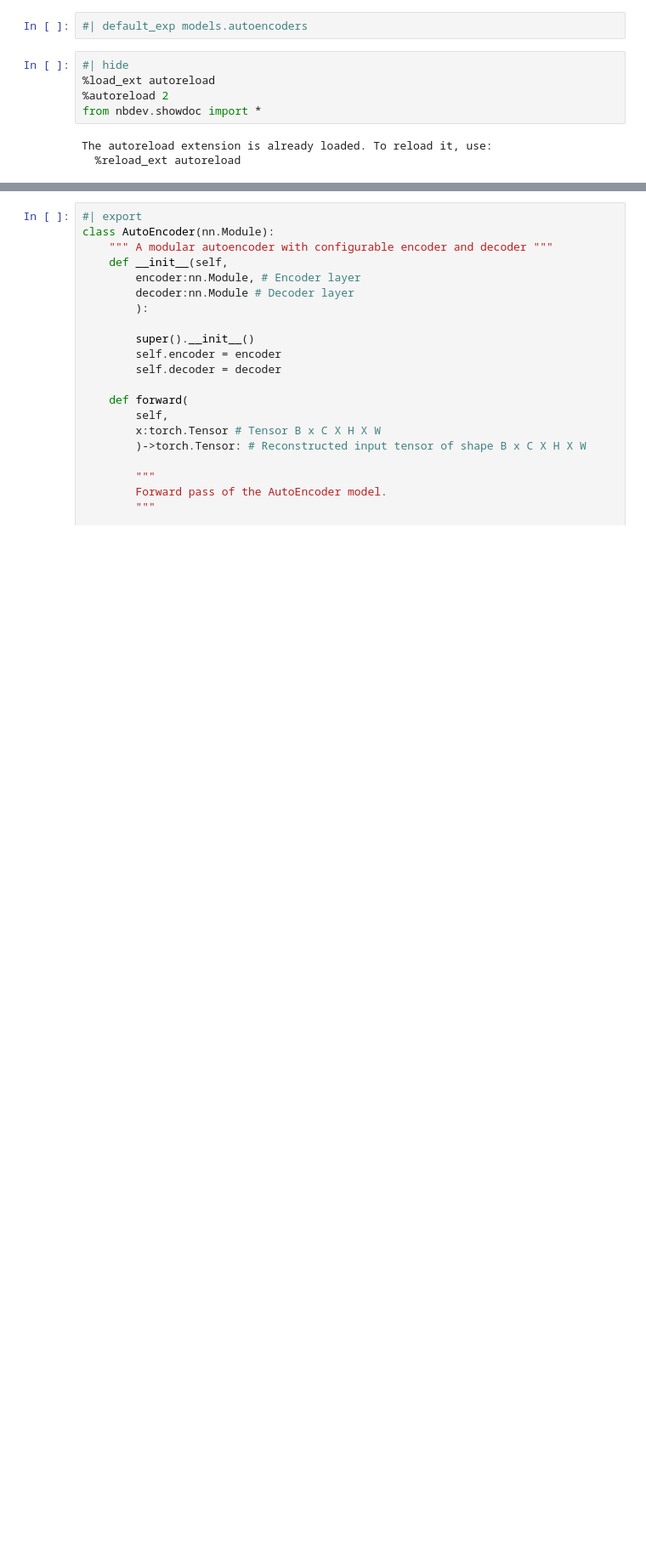
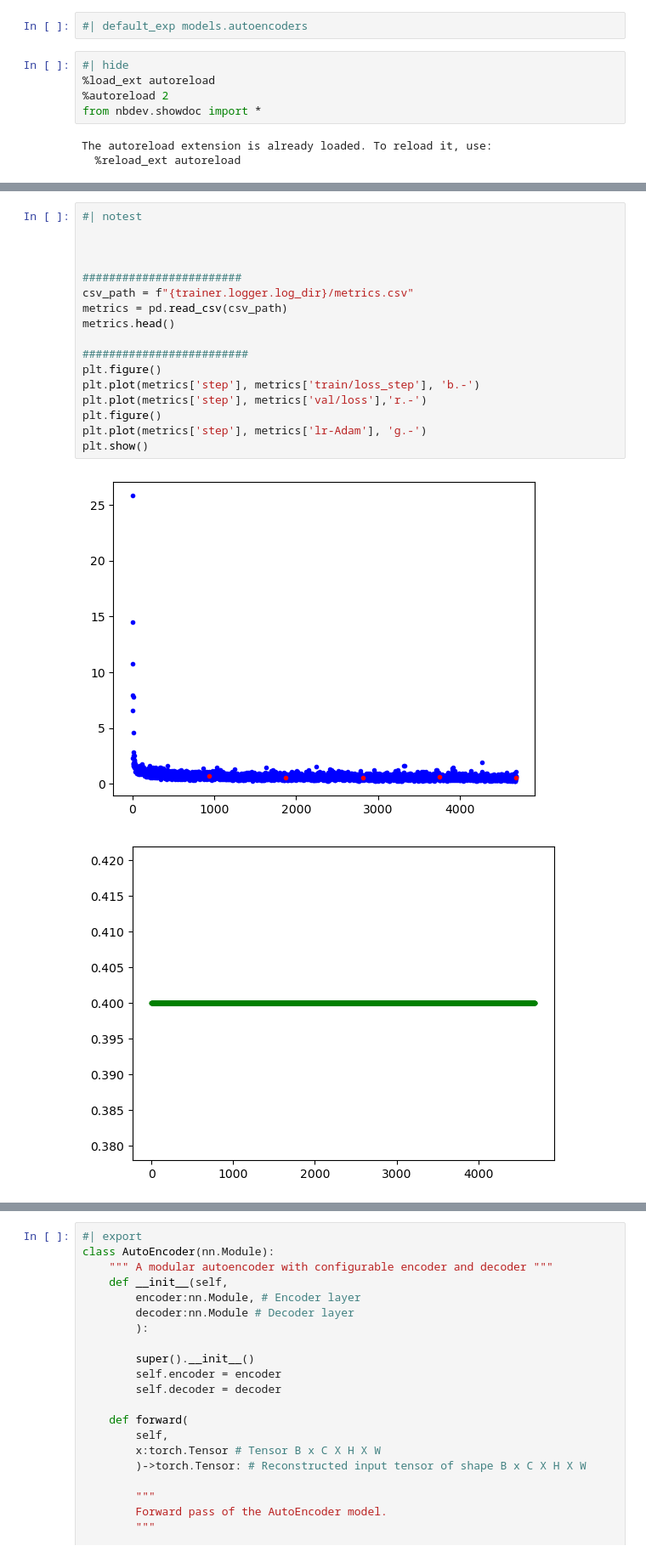
Before and after one commit to slegroux/nimrod, a Jupyter notebook: nbs/models.autoencoders.ipynb, the cells around one changed output, grey strips where cells are left out. Shown at 85% size. Drawn from its saved outputs; the diff is of its cells as text; blank space fills up the shorter version.

```diff
--- a/nbs/models.autoencoders.ipynb
+++ b/nbs/models.autoencoders.ipynb
@@ -239,0 +200,20 @@ Parameter Group 0
+# %%
+#| notest
+
+
+
+########################
+csv_path = f"{trainer.logger.log_dir}/metrics.csv"
+metrics = pd.read_csv(csv_path)
+metrics.head()
+
+#########################
+plt.figure()
+plt.plot(metrics['step'], metrics['train/loss_step'], 'b.-')
+plt.plot(metrics['step'], metrics['val/loss'],'r.-')
+plt.figure()
+plt.plot(metrics['step'], metrics['lr-Adam'], 'g.-')
+plt.show()
+# %% [output]
+[figure, added]
+[figure, added]
```
Also changed, not shown: parts of 17 cells of this notebook, 9 other files.
